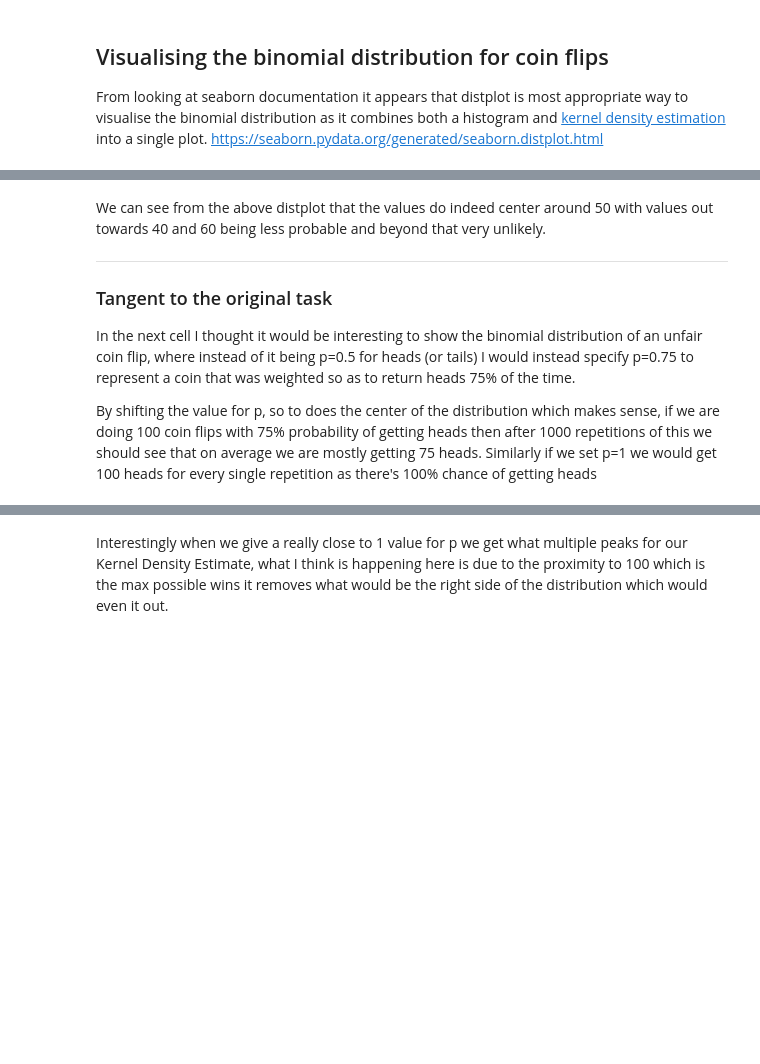
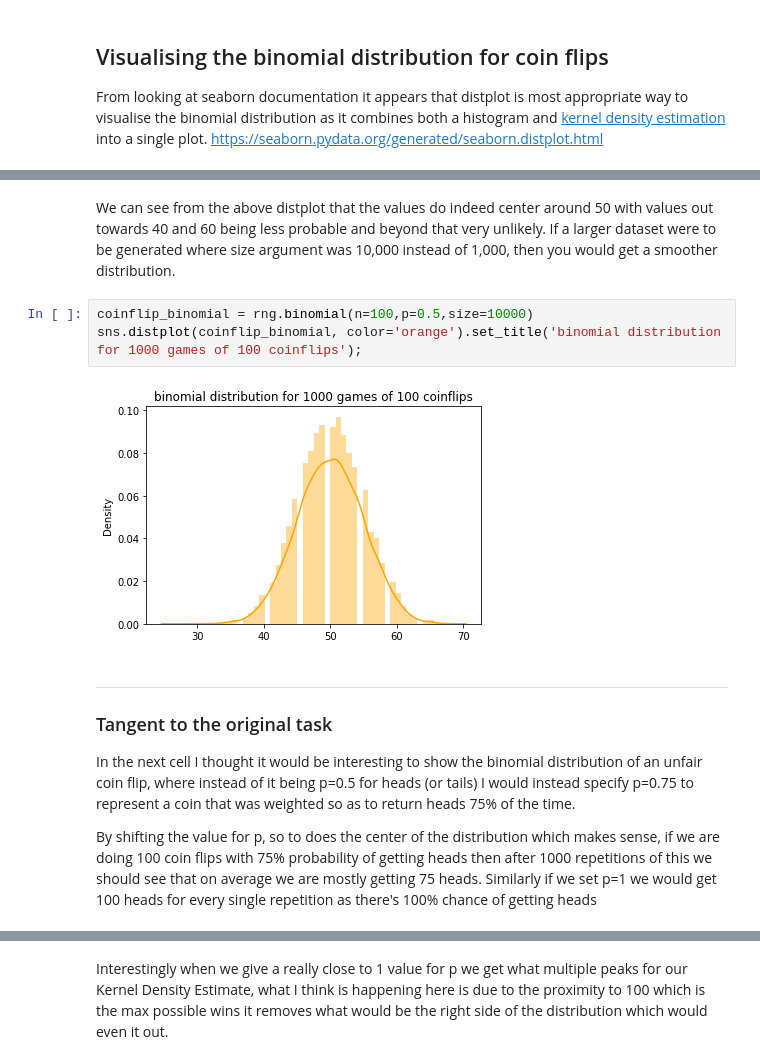
Before and after one commit to itskeithstudent/Fundamentals-Of-Data-Analysis-52446-Tasks, a Jupyter notebook: Tasks.ipynb, the cells around one changed output, grey strips where cells are left out. Drawn from its saved outputs; the diff is of its cells as text; blank space fills up the shorter version.

Commit message:
Update markdown across a few tasks, add smoother example for binomial distribution

```diff
--- a/Tasks.ipynb
+++ b/Tasks.ipynb
@@ -300,5 +302,12 @@ sns.distplot(coinflip_binomial, color='orange').set_title('binomial distribution
+# %% [markdown]
+We can see from the above distplot that the values do indeed center around 50 with values out towards 40 and 60 being less probable and beyond that very unlikely.
+If a larger dataset were to be generated where size argument was 10,000 instead of 1,000, then you would get a smoother distribution.
+# %%
+coinflip_binomial = rng.binomial(n=100,p=0.5,size=10000)
+sns.distplot(coinflip_binomial, color='orange').set_title('binomial distribution for 1000 games of 100 coinflips');
+# %% [output]
+[figure, added]
 # %% [markdown]
-We can see from the above distplot that the values do indeed center around 50 with values out towards 40 and 60 being less probable and beyond that very unlikely.
 ***
 ### Tangent to the original task
 In the next cell I thought it would be interesting to show the binomial distribution of an unfair coin flip, where instead of it being p=0.5 for heads (or tails) I would instead specify p=0.75 to represent a coin that was weighted so as to return heads 75% of the time.
```
Also changed, not shown: parts of 27 cells of this notebook.
